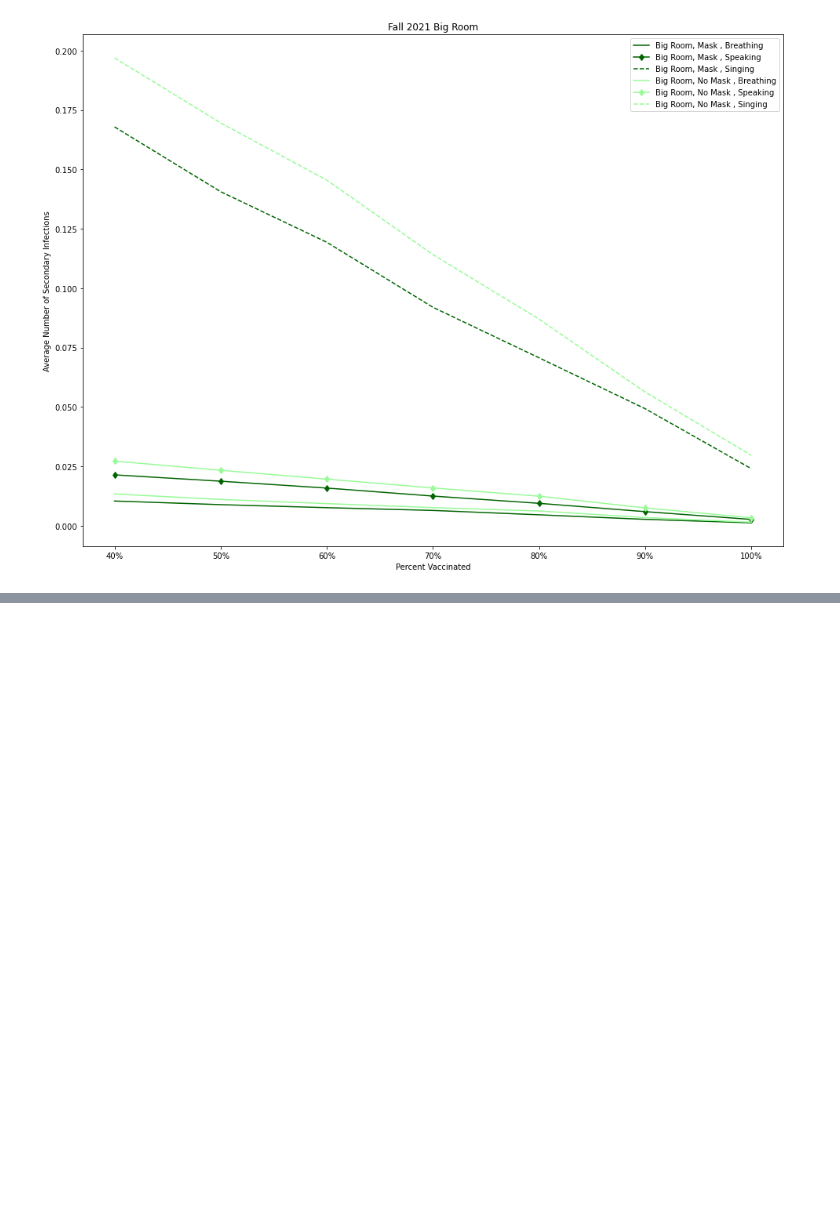
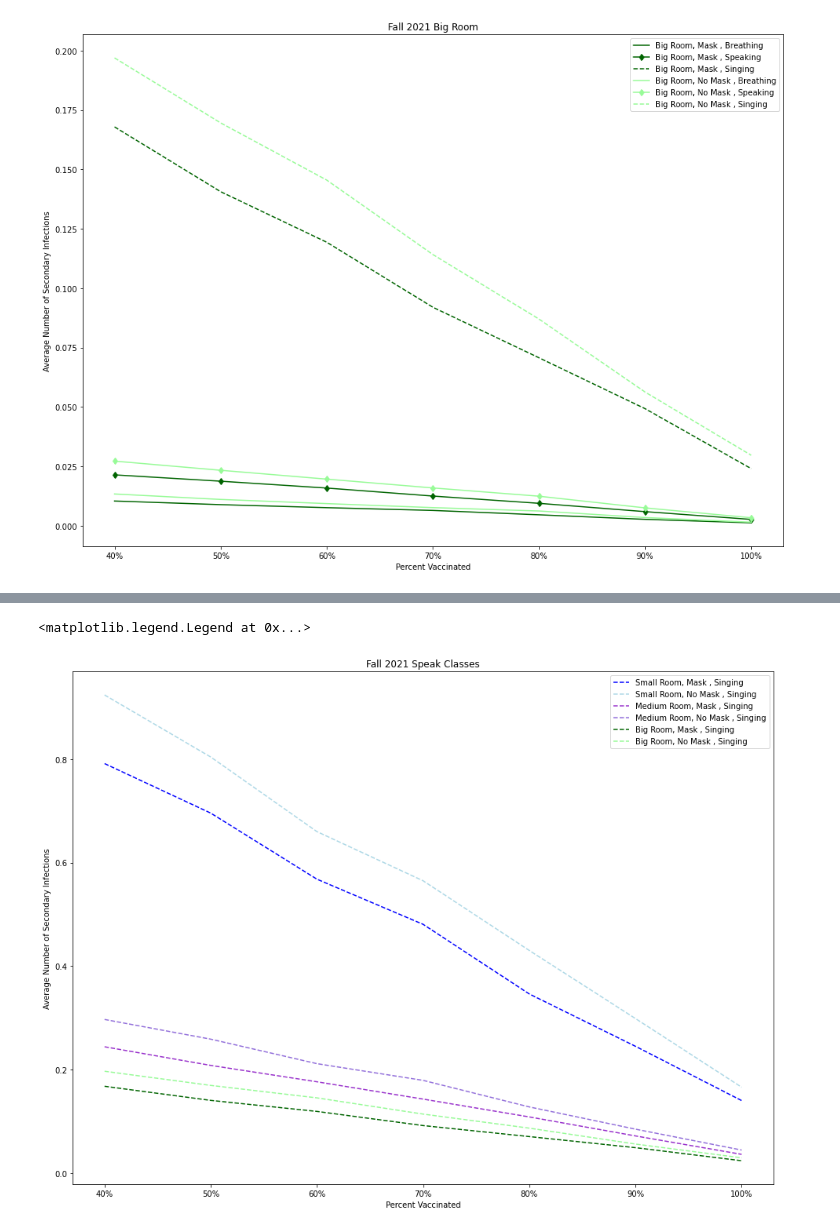
Before and after one commit to brianliu12437/COVID-Classroom-Delta, a Jupyter notebook: Classroom Simulations/Simulator/Fall 2021 Classroom Simulators V2.ipynb, the cells around one changed output, grey strips where cells are left out. Saved outputs shown, nothing was run; the diff lists cells and outputs as text; code cells hidden in the pictures; blank space fills up the shorter version.

```diff
--- a/Classroom Simulations/Simulator/Fall 2021 Classroom Simulators V2.ipynb
+++ b/Classroom Simulations/Simulator/Fall 2021 Classroom Simulators V2.ipynb
@@ -621,0 +654,18 @@ plt.legend()
+# %%
+plt.figure(figsize = (16,12))
+
+plt.plot(mask_small_sing['p'],mask_small_sing['mean'],label = 'Small Room, Mask , Singing', color = 'blue', linestyle = '--')
+plt.plot(nomask_small_sing['p'],nomask_small_sing['mean'],label = 'Small Room, No Mask , Singing', color = 'lightblue', linestyle = '--')
+plt.plot(mask_medium_sing['p'],mask_medium_sing['mean'],label = 'Medium Room, Mask , Singing', color = 'darkorchid', linestyle = '--')
+plt.plot(nomask_medium_sing['p'],nomask_medium_sing['mean'],label = 'Medium Room, No Mask , Singing', color = 'mediumpurple', linestyle = '--')
+plt.plot(mask_big_sing['p'],mask_big_sing['mean'],label = 'Big Room, Mask , Singing', color = 'darkgreen', linestyle = '--')
+plt.plot(nomask_big_sing['p'],nomask_big_sing['mean'],label = 'Big Room, No Mask , Singing', color = 'palegreen', linestyle = '--')
+
+plt.title('Fall 2021 Speak Classes')
+plt.xlabel('Percent Vaccinated')
+plt.xticks(ticks = [.4,.5,.6,.7,.8,.9,1], labels = [ '40%','50%', '60%','70%', '80%','90%','100%'])
+plt.ylabel('Average Number of Secondary Infections')
+plt.legend()
+# %% [output]
+<matplotlib.legend.Legend at 0x...>
+[figure, added]
```
Also changed, not shown: parts of 2 cells of this notebook.
